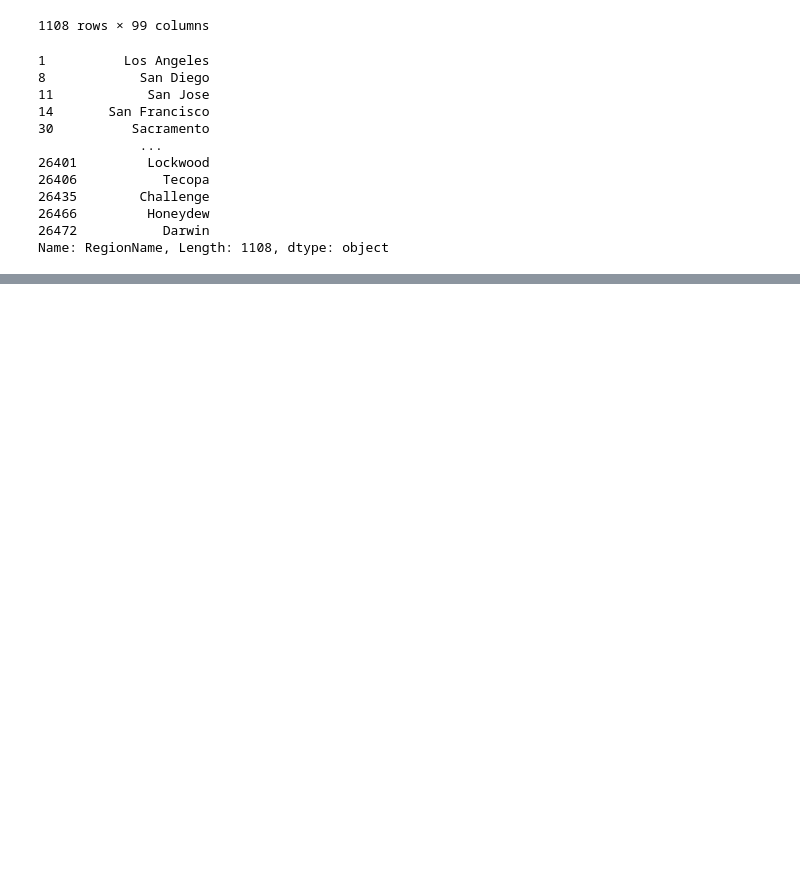
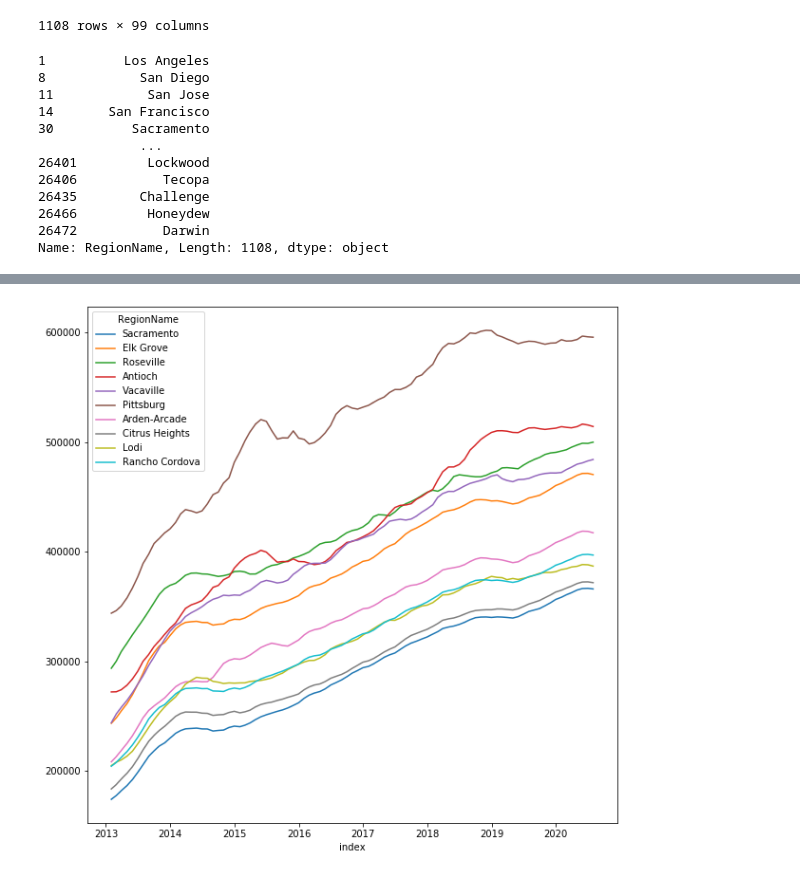
Before and after one commit to mattuzi17/The-Flight-From-Rural-Communities, a Jupyter notebook: NathanTesting.ipynb, the cells around one changed output, grey strips where cells are left out. Cells and saved outputs as stored; diff of their text form; code cells hidden in the pictures; blank space fills up the shorter version.

```diff
--- a/NathanTesting.ipynb
+++ b/NathanTesting.ipynb
@@ -435,0 +637,5 @@ FourSingleCity_Fire[1]
+# %%
+##Graph#3
+ax = Threeline.plot(x='index',figsize= (10,10))
+# %% [output]
+[figure, added]
```
Also changed, not shown: parts of 21 cells of this notebook.
